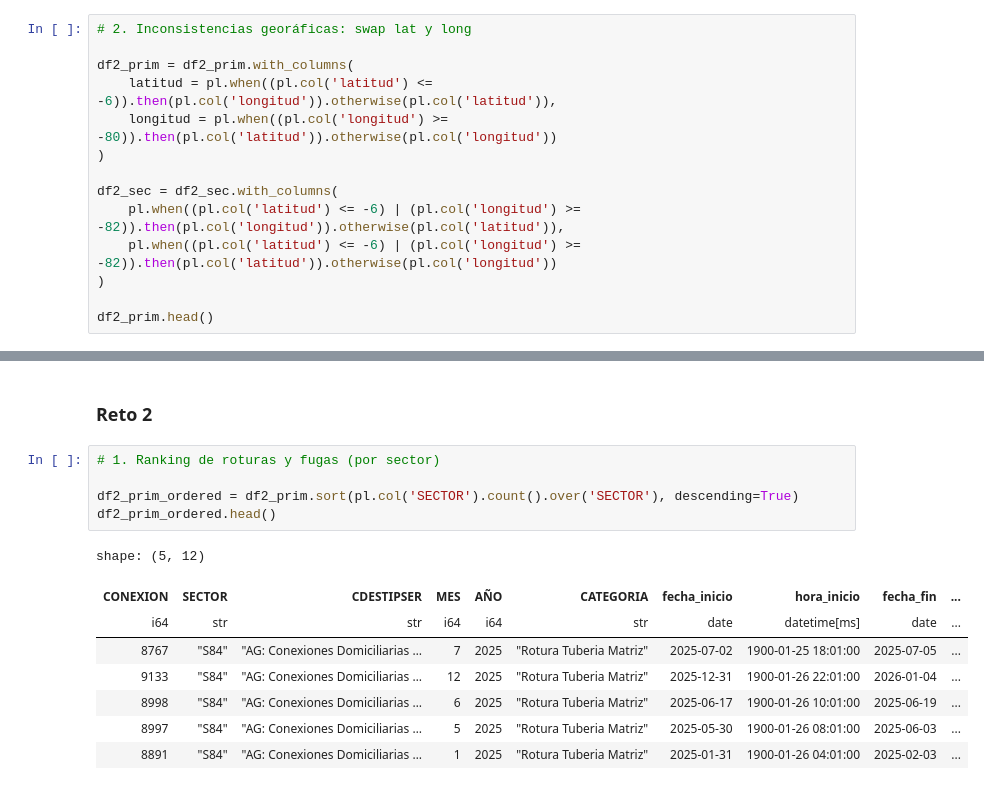
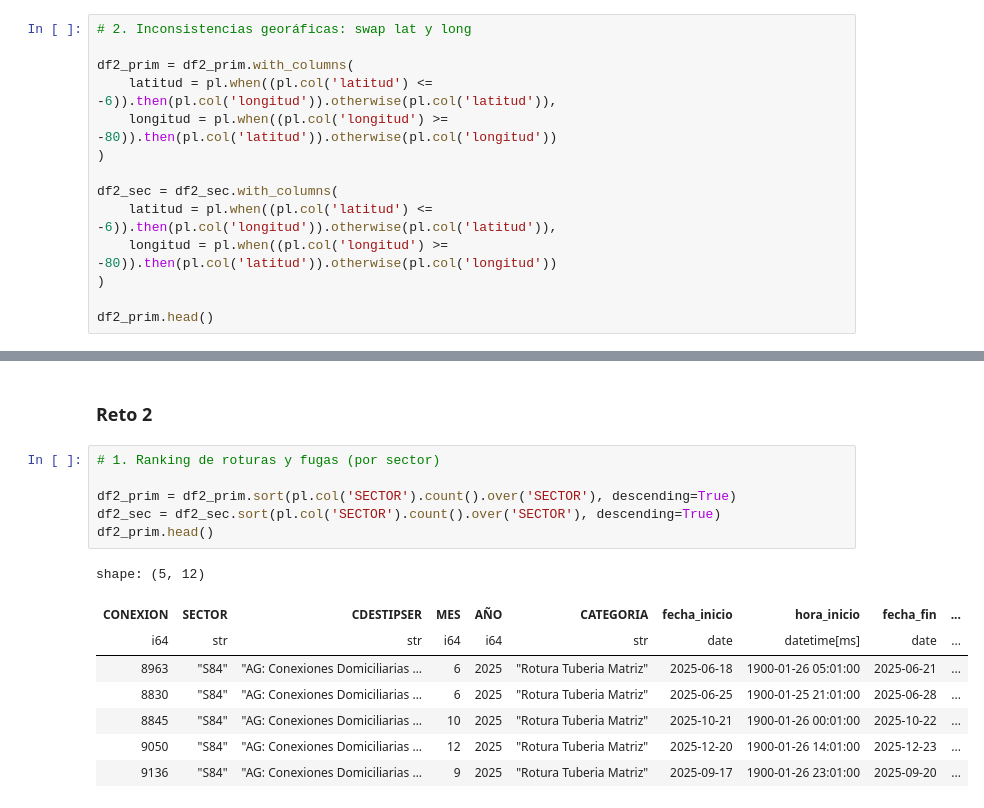
Before and after one commit to khar20/datathon-sunass, a Jupyter notebook: main.ipynb, the cells around one changed output, grey strips where cells are left out. Saved outputs shown, nothing was run; the diff lists cells and outputs as text.

```diff
--- a/main.ipynb
+++ b/main.ipynb
@@ -107,8 +104,8 @@ df2_prim = df2_prim.with_columns(
 )
 
 df2_sec = df2_sec.with_columns(
-    pl.when((pl.col('latitud') <= -6) | (pl.col('longitud') >= -82)).then(pl.col('longitud')).otherwise(pl.col('latitud')),
-    pl.when((pl.col('latitud') <= -6) | (pl.col('longitud') >= -82)).then(pl.col('latitud')).otherwise(pl.col('longitud'))
+    latitud = pl.when((pl.col('latitud') <= -6)).then(pl.col('longitud')).otherwise(pl.col('latitud')),
+    longitud = pl.when((pl.col('longitud') >= -80)).then(pl.col('latitud')).otherwise(pl.col('longitud'))
 )
 
 df2_prim.head()
@@ -141,16 +138,17 @@ shape: (9, 13)
 # %%
 # 1. Ranking de roturas y fugas (por sector)
 
-df2_prim_ordered = df2_prim.sort(pl.col('SECTOR').count().over('SECTOR'), descending=True)
-df2_prim_ordered.head()
+df2_prim = df2_prim.sort(pl.col('SECTOR').count().over('SECTOR'), descending=True)
+df2_sec = df2_sec.sort(pl.col('SECTOR').count().over('SECTOR'), descending=True)
+df2_prim.head()
 # %% [output]
 shape: (5, 12)
 | CONEXION | SECTOR | CDESTIPSER | MES | AÑO | CATEGORIA | fecha_inicio | hora_inicio | fecha_fin | ... |
 | i64 | str | str | i64 | i64 | str | date | datetime[ms] | date | ... |
-| 8767 | "S84" | "AG: Conexiones Domiciliarias … | 7 | 2025 | "Rotura Tuberia Matriz" | 2025-07-02 | 1900-01-25 18:01:00 | 2025-07-05 | ... |
-| 9133 | "S84" | "AG: Conexiones Domiciliarias … | 12 | 2025 | "Rotura Tuberia Matriz" | 2025-12-31 | 1900-01-26 22:01:00 | 2026-01-04 | ... |
-| 8998 | "S84" | "AG: Conexiones Domiciliarias … | 6 | 2025 | "Rotura Tuberia Matriz" | 2025-06-17 | 1900-01-26 10:01:00 | 2025-06-19 | ... |
-| 8997 | "S84" | "AG: Conexiones Domiciliarias … | 5 | 2025 | "Rotura Tuberia Matriz" | 2025-05-30 | 1900-01-26 08:01:00 | 2025-06-03 | ... |
-| 8891 | "S84" | "AG: Conexiones Domiciliarias … | 1 | 2025 | "Rotura Tuberia Matriz" | 2025-01-31 | 1900-01-26 04:01:00 | 2025-02-03 | ... |
+| 8963 | "S84" | "AG: Conexiones Domiciliarias … | 6 | 2025 | "Rotura Tuberia Matriz" | 2025-06-18 | 1900-01-26 05:01:00 | 2025-06-21 | ... |
+| 8830 | "S84" | "AG: Conexiones Domiciliarias … | 6 | 2025 | "Rotura Tuberia Matriz" | 2025-06-25 | 1900-01-25 21:01:00 | 2025-06-28 | ... |
+| 8845 | "S84" | "AG: Conexiones Domiciliarias … | 10 | 2025 | "Rotura Tuberia Matriz" | 2025-10-21 | 1900-01-26 00:01:00 | 2025-10-22 | ... |
+| 9050 | "S84" | "AG: Conexiones Domiciliarias … | 12 | 2025 | "Rotura Tuberia Matriz" | 2025-12-20 | 1900-01-26 14:01:00 | 2025-12-23 | ... |
+| 9136 | "S84" | "AG: Conexiones Domiciliarias … | 9 | 2025 | "Rotura Tuberia Matriz" | 2025-09-17 | 1900-01-26 23:01:00 | 2025-09-20 | ... |
 # %%
 # 2. Cálculo de tiempo de reparación promedio
```
Also changed, not shown: parts of 5 cells of this notebook.
